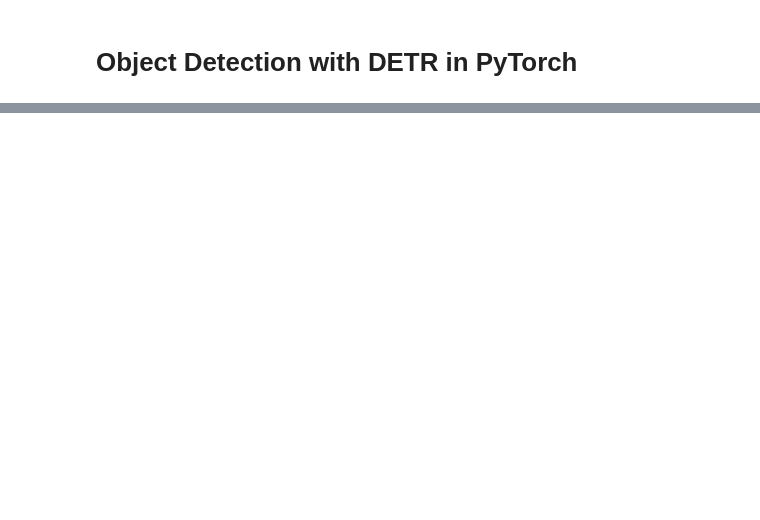
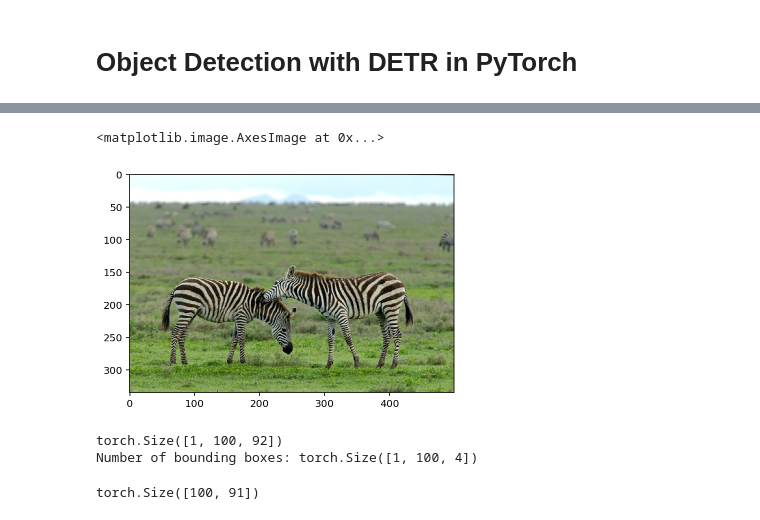
Before and after one commit to hoangminhtoan/2020_Projects, a Jupyter notebook: Python_DL/ObjectDetection/detr.ipynb, the cells around one changed output, grey strips where cells are left out. Drawn from its saved outputs; the diff is of its cells as text; code cells hidden in the pictures; blank space fills up the shorter version.

```diff
--- a/Python_DL/ObjectDetection/detr.ipynb
+++ b/Python_DL/ObjectDetection/detr.ipynb
@@ -38,0 +145,25 @@ class DETRDemo(nn.Module):
+# %%
+# Load image
+url = 'http://images.cocodataset.org/test-stuff2017/000000015828.jpg'
+im = Image.open(requests.get(url, stream=True).raw)
+im2 = im.copy()
+plt.imshow(im)
+# %% [output]
+<matplotlib.image.AxesImage at 0x...>
+[figure, added]
+# %%
+img = transform(im).unsqueeze(0).cuda()
+
+# propagate through the model
+outputs = detr(img)
+
+print(outputs['pred_logits'].shape)
+print('Number of bounding boxes: {}'.format(outputs['pred_boxes'].shape))
+# %% [output]
+torch.Size([1, 100, 92])
+Number of bounding boxes: torch.Size([1, 100, 4])
+# %%
+probas = outputs['pred_logits'].softmax(-1)[0, :, :-1]
+print(probas.shape)
+# %% [output]
+torch.Size([100, 91])
```
Also changed, not shown: parts of 11 cells of this notebook, 1 other file.
